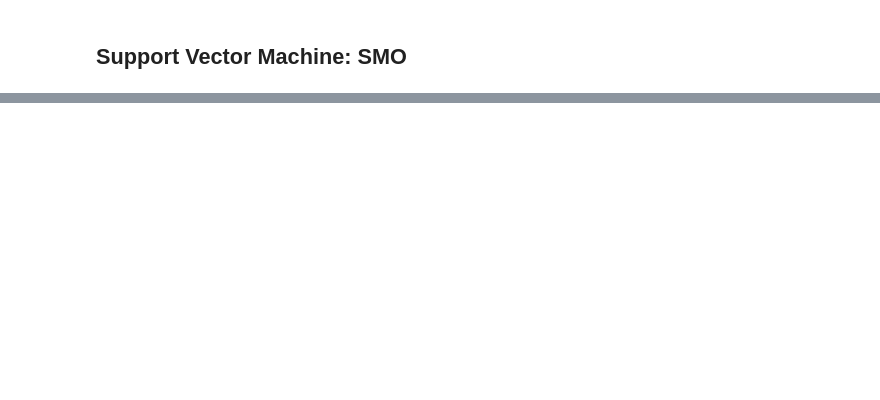
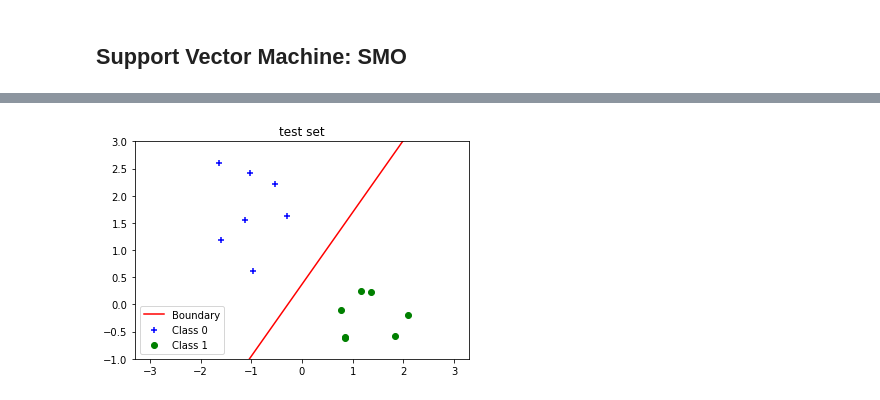
Before and after one commit to siddhantbenadikar/MachineLearningNEU, a Jupyter notebook: SVM/SVMsmo.ipynb, the cells around one changed output, grey strips where cells are left out. Saved outputs shown, nothing was run; the diff lists cells and outputs as text; code cells hidden in the pictures; blank space fills up the shorter version.

```diff
--- a/SVM/SVMsmo.ipynb
+++ b/SVM/SVMsmo.ipynb
@@ -192,0 +220,4 @@ NameError: name 'sigmoid' is not defined
+# %%
+plotPrediction(X_test, y_test, theta_smo_sklearn, "test set")
+# %% [output]
+[figure, added]
```
Also changed, not shown: parts of 25 cells of this notebook, 5 other files.
